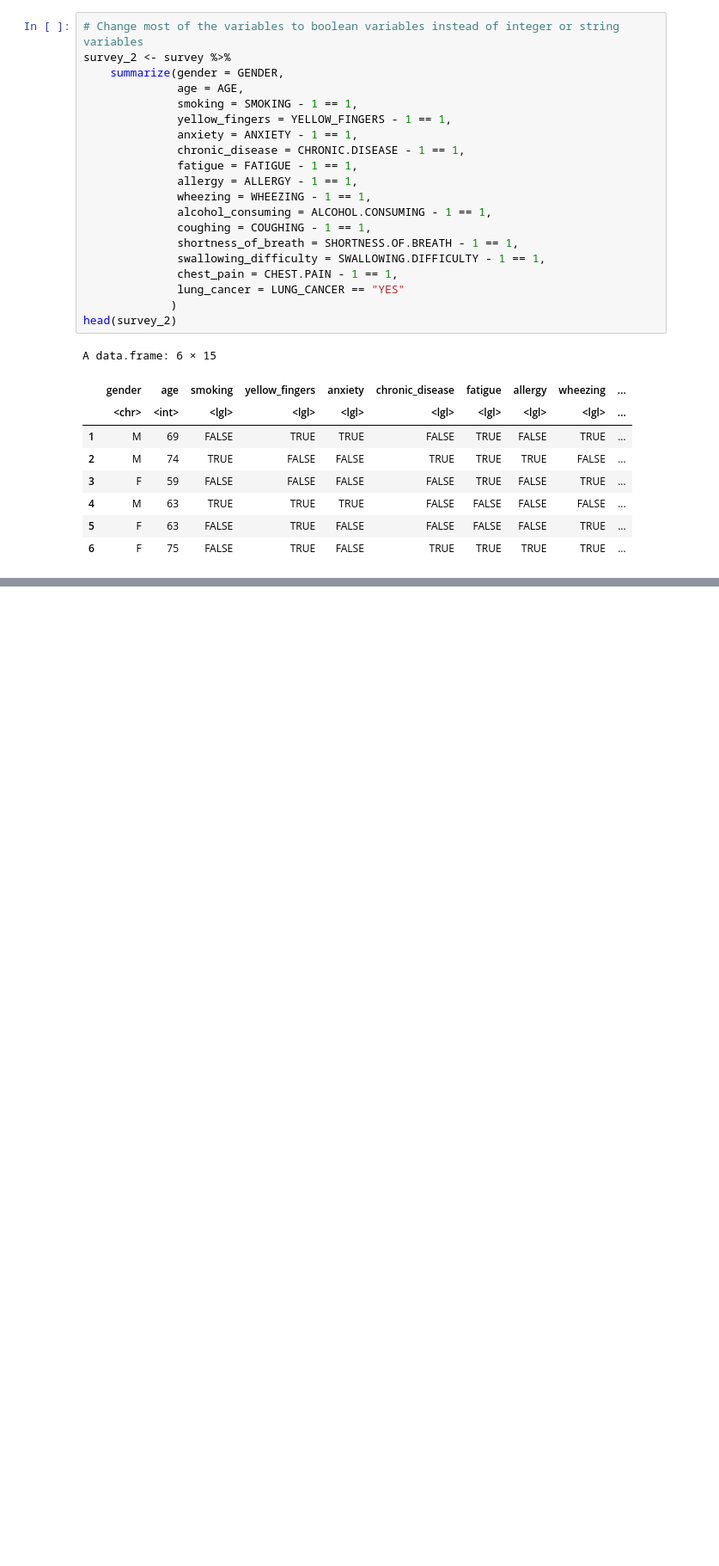
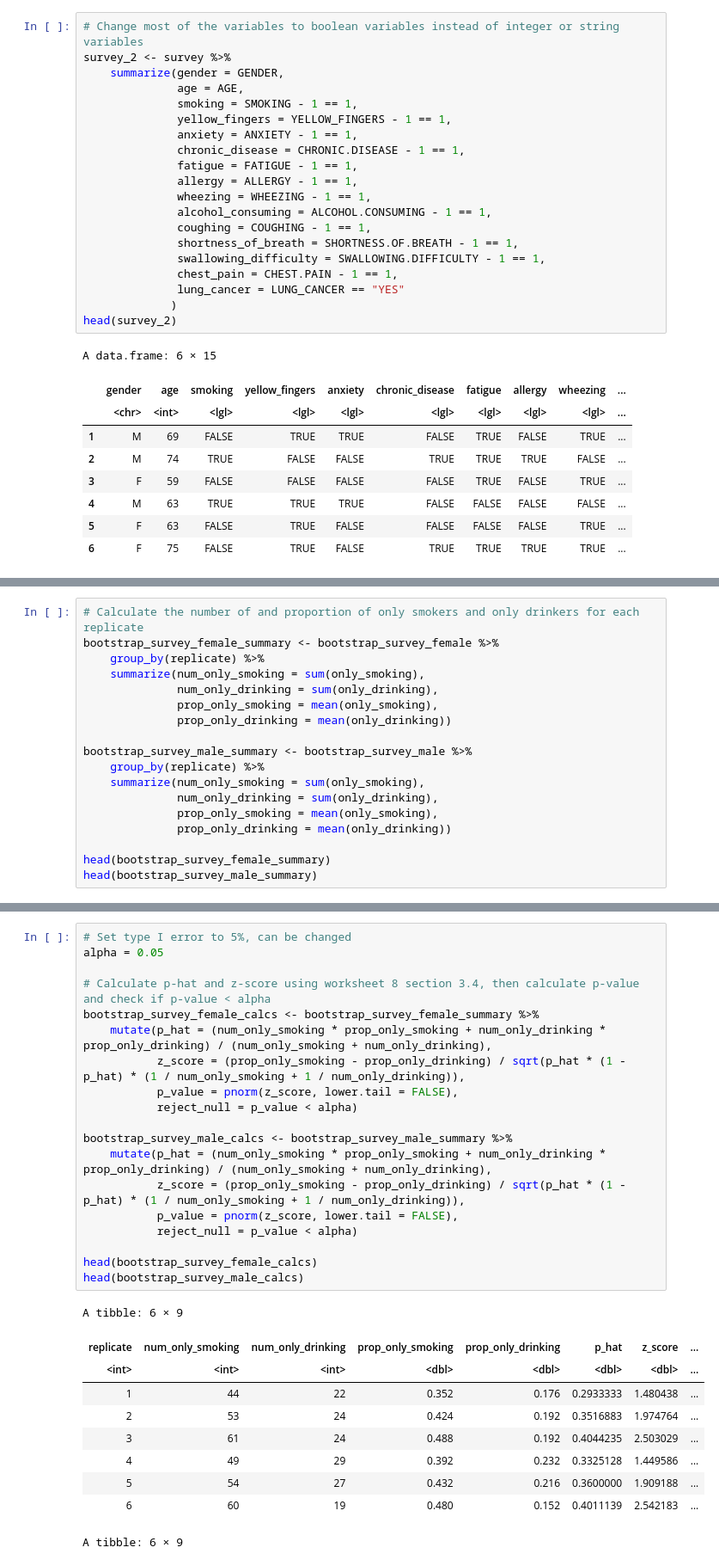
Before and after one commit to Herman-Liao/stat-201-group-project, a Jupyter notebook: Final Report Final Copy.ipynb, the cells around one changed output, grey strips where cells are left out. Shown at 86% size. Saved outputs shown, nothing was run; the diff lists cells and outputs as text; blank space fills up the shorter version.

Commit message:
Calculated reject_null for Bootstrap
Female bootstrap size is 125
Male bootstrap size is 145

```diff
--- a/Final Report Final Copy.ipynb
+++ b/Final Report Final Copy.ipynb
@@ -132,3 +135,21 @@ A grouped_df: 6 × 5
 | 1 | FALSE | TRUE | FALSE | FALSE |
 | 1 | FALSE | FALSE | TRUE | FALSE |
 | 1 | FALSE | FALSE | FALSE | TRUE |
+# %%
+# Calculate the number of and proportion of only smokers and only drinkers for each replicate
+bootstrap_survey_female_summary <- bootstrap_survey_female %>%
+    group_by(replicate) %>%
+    summarize(num_only_smoking = sum(only_smoking),
+              num_only_drinking = sum(only_drinking),
+              prop_only_smoking = mean(only_smoking),
+              prop_only_drinking = mean(only_drinking))
+
+bootstrap_survey_male_summary <- bootstrap_survey_male %>%
+    group_by(replicate) %>%
+    summarize(num_only_smoking = sum(only_smoking),
+              num_only_drinking = sum(only_drinking),
+              prop_only_smoking = mean(only_smoking),
+              prop_only_drinking = mean(only_drinking))
+
+head(bootstrap_survey_female_summary)
+head(bootstrap_survey_male_summary)
@@ -134,0 +175,30 @@ A grouped_df: 6 × 5
+# %%
+# Set type I error to 5%, can be changed
+alpha = 0.05
+
+# Calculate p-hat and z-score using worksheet 8 section 3.4, then calculate p-value and check if p-value < alpha
+bootstrap_survey_female_calcs <- bootstrap_survey_female_summary %>%
+    mutate(p_hat = (num_only_smoking * prop_only_smoking + num_only_drinking * prop_only_drinking) / (num_only_smoking + num_only_drinking),
+           z_score = (prop_only_smoking - prop_only_drinking) / sqrt(p_hat * (1 - p_hat) * (1 / num_only_smoking + 1 / num_only_drinking)),
+           p_value = pnorm(z_score, lower.tail = FALSE),
+           reject_null = p_value < alpha)
+
+bootstrap_survey_male_calcs <- bootstrap_survey_male_summary %>%
+    mutate(p_hat = (num_only_smoking * prop_only_smoking + num_only_drinking * prop_only_drinking) / (num_only_smoking + num_only_drinking),
+           z_score = (prop_only_smoking - prop_only_drinking) / sqrt(p_hat * (1 - p_hat) * (1 / num_only_smoking + 1 / num_only_drinking)),
+           p_value = pnorm(z_score, lower.tail = FALSE),
+           reject_null = p_value < alpha)
+
+head(bootstrap_survey_female_calcs)
+head(bootstrap_survey_male_calcs)
+# %% [output]
+A tibble: 6 × 9
+| replicate | num_only_smoking | num_only_drinking | prop_only_smoking | prop_only_drinking | p_hat | z_score | ... |
+| <int> | <int> | <int> | <dbl> | <dbl> | <dbl> | <dbl> | ... |
+| 1 | 44 | 22 | 0.352 | 0.176 | 0.2933333 | 1.480438 | ... |
+| 2 | 53 | 24 | 0.424 | 0.192 | 0.3516883 | 1.974764 | ... |
+| 3 | 61 | 24 | 0.488 | 0.192 | 0.4044235 | 2.503029 | ... |
+| 4 | 49 | 29 | 0.392 | 0.232 | 0.3325128 | 1.449586 | ... |
+| 5 | 54 | 27 | 0.432 | 0.216 | 0.3600000 | 1.909188 | ... |
+| 6 | 60 | 19 | 0.480 | 0.152 | 0.4011139 | 2.542183 | ... |
+A tibble: 6 × 9
```
Also changed, not shown: parts of 4 cells of this notebook.
